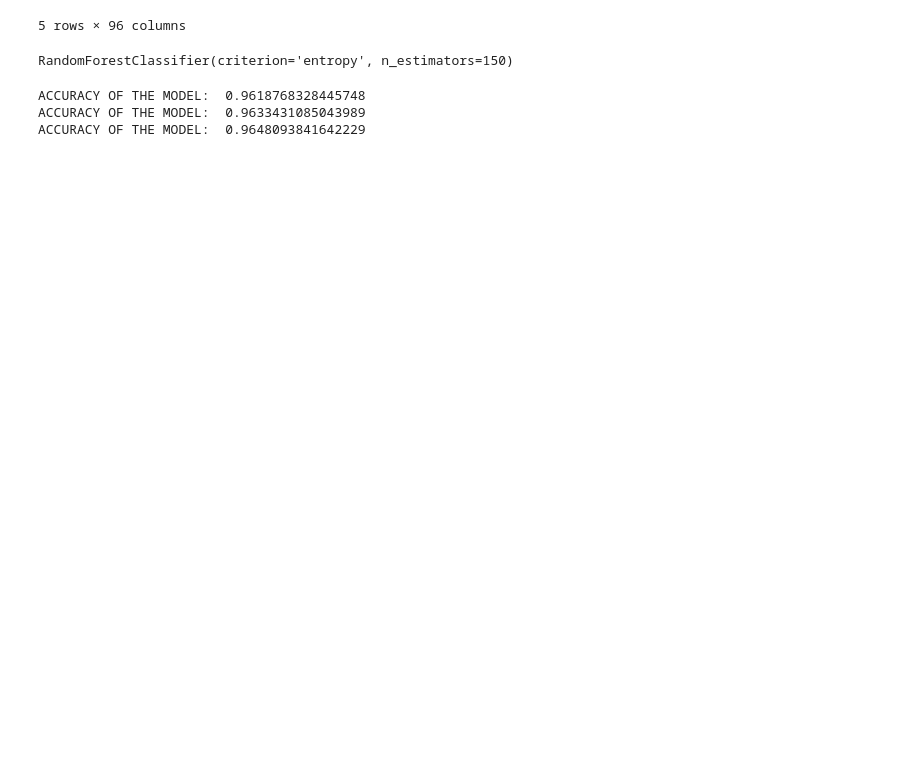
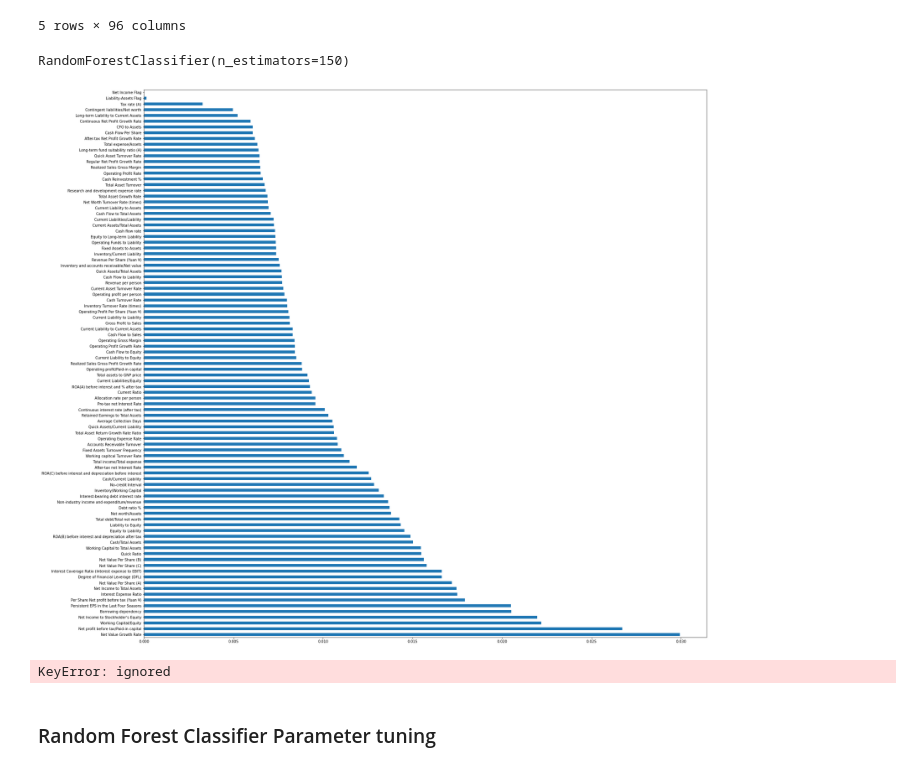
Before and after one commit to RushilPatel0703/ACML_Project, a Jupyter notebook: ACML_Project_Draft.ipynb, the cells around one changed output. Drawn from its saved outputs; the diff is of its cells as text; code cells hidden in the pictures; blank space fills up the shorter version.

Commit message:
Tuning-done-for-all-models

```diff
--- a/ACML_Project_Draft.ipynb
+++ b/ACML_Project_Draft.ipynb
@@ -35,6 +37,0 @@ clf3 = RandomForestClassifier(n_estimators = 150,criterion='entropy')
-# %%
-clf1.fit(X_train, y_train)
-clf2.fit(X_train, y_train)
-clf3.fit(X_train, y_train)
-# %% [output]
-RandomForestClassifier(criterion='entropy', n_estimators=150)
@@ -45,8 +38,7 @@ y_pred3 = clf3.predict(X_test)
-# %%
-print("ACCURACY OF THE MODEL: ", metrics.accuracy_score(y_test, y_pred1))
-print("ACCURACY OF THE MODEL: ", metrics.accuracy_score(y_test, y_pred2))
-print("ACCURACY OF THE MODEL: ", metrics.accuracy_score(y_test, y_pred3))
-# %% [output]
-ACCURACY OF THE MODEL:  0.9618768328445748
-ACCURACY OF THE MODEL:  0.9633431085043989
-ACCURACY OF THE MODEL:  0.9648093841642229
+# %%
+#to get the important features and unimportant features
+features = RandomForestClassifier(n_estimators = 150)
+# %%
+features.fit(X_train, y_train)
+# %% [output]
+RandomForestClassifier(n_estimators=150)
@@ -52,0 +47,8 @@ ACCURACY OF THE MODEL:  0.9648093841642229
+# %%
+pd.set_option('display.max_columns', None)  # or 1000
+pd.set_option('display.max_rows', None)  # or 1000
+feature_imp = pd.Series(features.feature_importances_, index = data.columns[1:]).sort_values(ascending = False)
+feature_imp.plot(kind='barh')
+plt.rcParams["figure.figsize"] = (28,28)
+# %% [output]
+[figure, added]
@@ -53 +59,36 @@ ACCURACY OF THE MODEL:  0.9648093841642229
+# %%
+new_data = data[' Net Value Growth Rate',
+                ' Borrowing dependency',
+                ' Persistent EPS in the Last Four Seasons',
+                ' Cash/Total Assets',
+                ' Net profit before tax/Paid-in capital',
+                ' Non-industry income and expenditure/revenue',
+                ' Net worth/Assets','Equity to Liability',
+                ' Total debt/Total net worth',
+                ' Degree of Financial Leverage (DFL)',
+                ' Fixed Assets Turnover Frequency',
+                ' Interest Expense Ratio',
+                ' Cash/Current Liability',
+                ' Interest Coverage Ratio (Interest expense to EBIT)',
+                ' Inventory/Working Capital',
+                ' Debt ratio %',
+                ' Net Income to Total Assets',
+                ' Interest-bearing debt interest rate',
+                ' Working Capital/Equity',
+                ' Working Capital to Total Assets',
+                ' Net Value Per Share (A)',
+                ' Net Value Per Share (C)',
+                ' Continuous interest rate (after tax)',
+                ' ROA(B) before interest and depreciation after tax',
+                ' Accounts Receivable Turnover',' Net Value Per Share (B)',
+                ' Total Asset Return Growth Rate Ratio',
+                ' Per Share Net profit before tax (Yuan ¥)',
+                ' Quick Ratio',
+                ' Operating Expense Rate',
+                ' No-credit Interval',
+                ' ROA(C) before interest and depreciation before interest']
+# %% [output]
+KeyError: ignored
+# %% [markdown]
+### Random Forest Classifier Parameter tuning
 # %%
```
Also changed, not shown: parts of 37 cells of this notebook.
